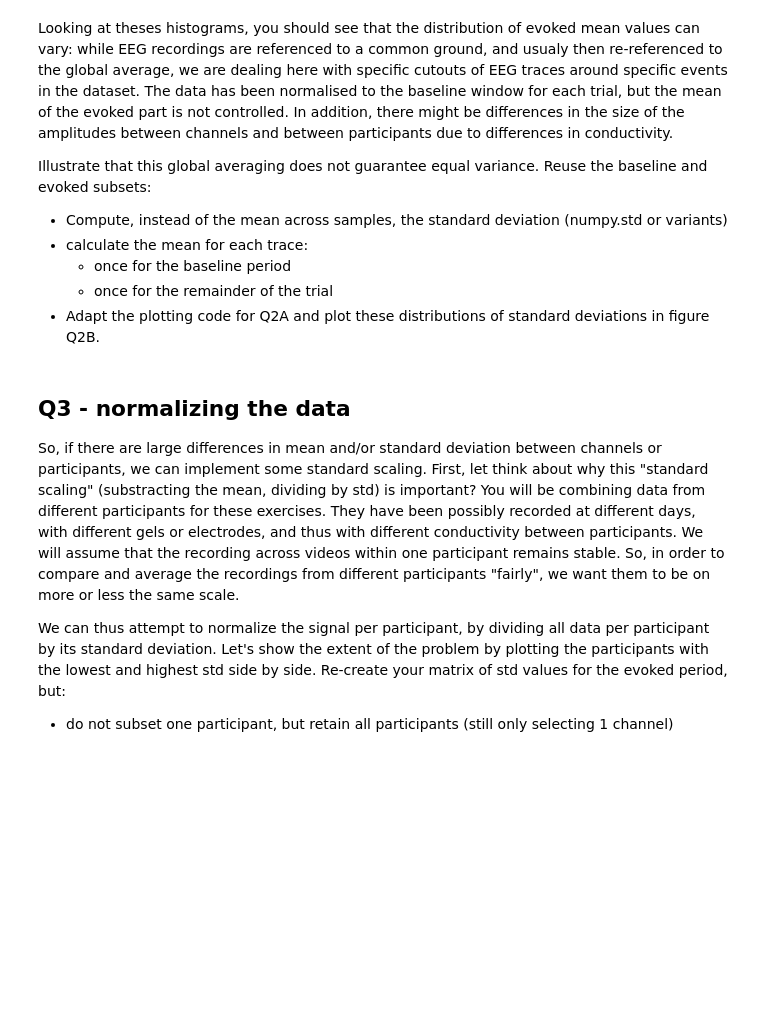
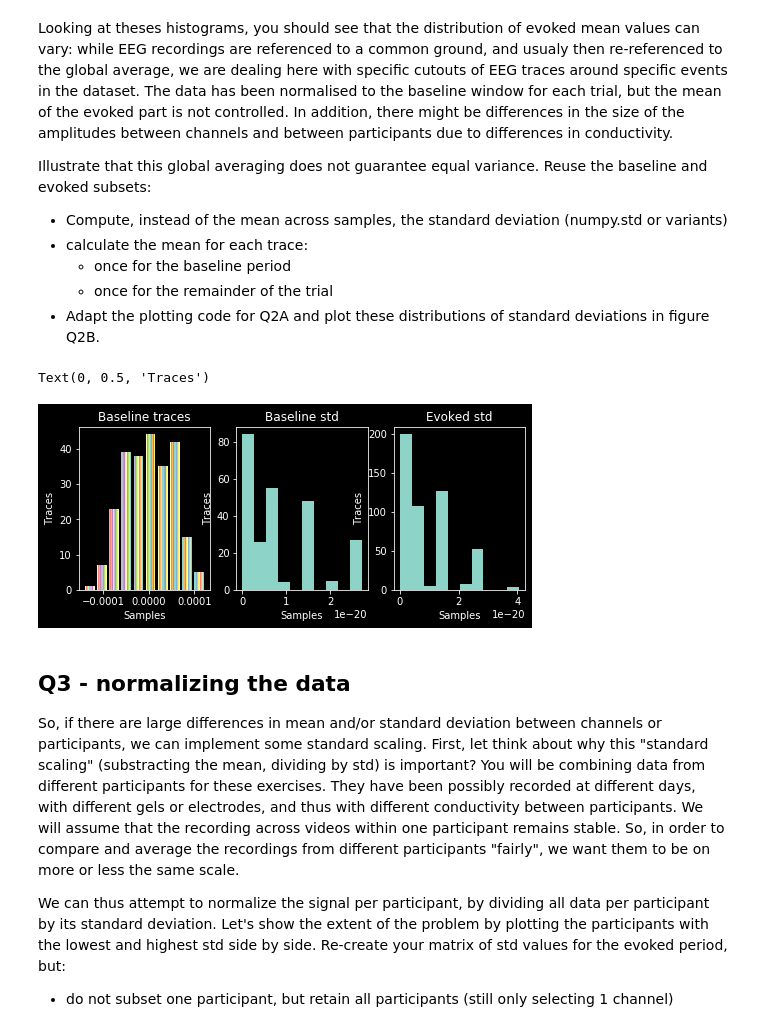
Before and after one commit to Gordonias/Neurosci, a Jupyter notebook: Group Project - Final Assignment - Q1-3.ipynb, the cells around one changed output. Cells and saved outputs as stored; diff of their text form; code cells hidden in the pictures; blank space fills up the shorter version.

```diff
--- a/Group Project - Final Assignment - Q1-3.ipynb
+++ b/Group Project - Final Assignment - Q1-3.ipynb
@@ -369,3 +352,34 @@ fig_Q2B, ax = plt.subplots(figsize=(8,3), nrows=1, ncols=3) # don't forget prope
+# %%
+baseline_std = np.std(BaselinePeriodtest, axis = 1)
+evoked_std = np.std(RemainderPeriodTest, axis = 1)
+
+fig_Q2B, ax = plt.subplots(figsize=(8,3), nrows=1, ncols=3) # don't forget proper plot annotation
+
+
+# plot the traces in ax[0]
+ax[0].hist(BaselinePeriodtest)
+plt.axes(ax[0])
+plt.title("Baseline traces")
+ax[0].set_xlabel('Samples')
+ax[0].set_ylabel('Traces')
+
+# plot the baseline mean in ax[1] with this code
+ax[1].hist(baseline_std)
+plt.axes(ax[1])
+plt.title('Baseline std')
+ax[1].set_xlabel('Samples')
+ax[1].set_ylabel('Traces')
+
+
+# plot the evoked mean in ax[2] with this code
+ax[2].hist(evoked_std)
+plt.axes(ax[2])
+plt.title('Evoked std')
+ax[2].set_xlabel('Samples')
+ax[2].set_ylabel('Traces')
+# %% [output]
+Text(0, 0.5, 'Traces')
+[figure, added]
 # %% [markdown]
 ## Q3 - normalizing the data
 
```
Also changed, not shown: parts of 4 cells of this notebook.
